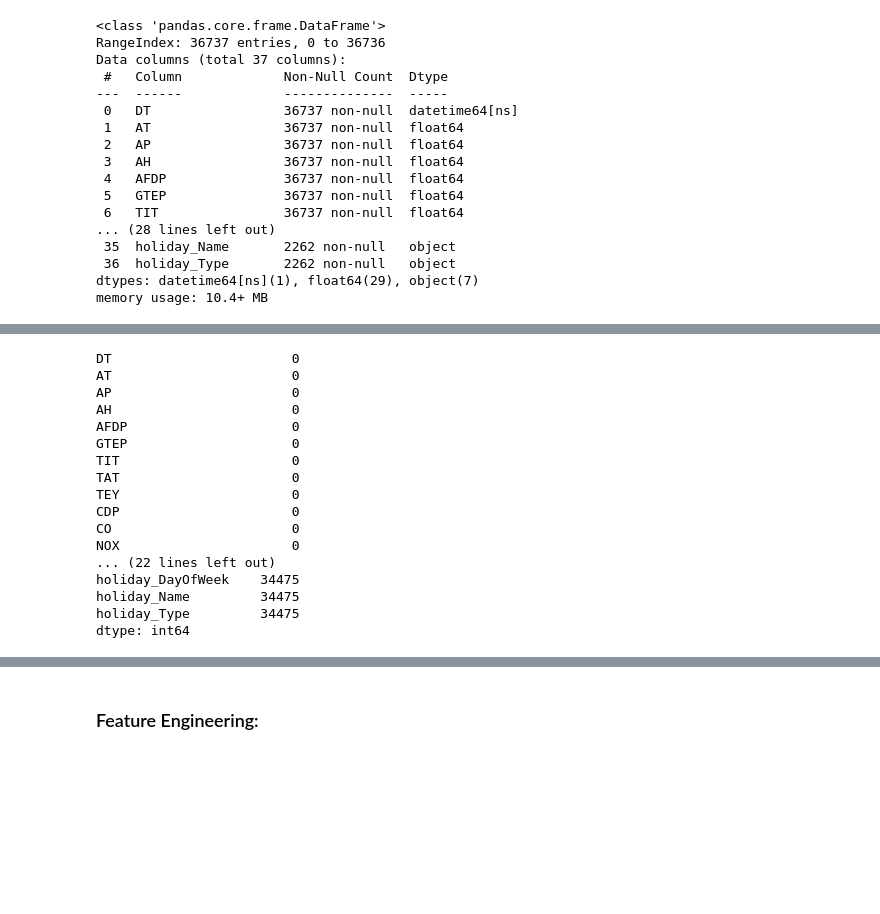
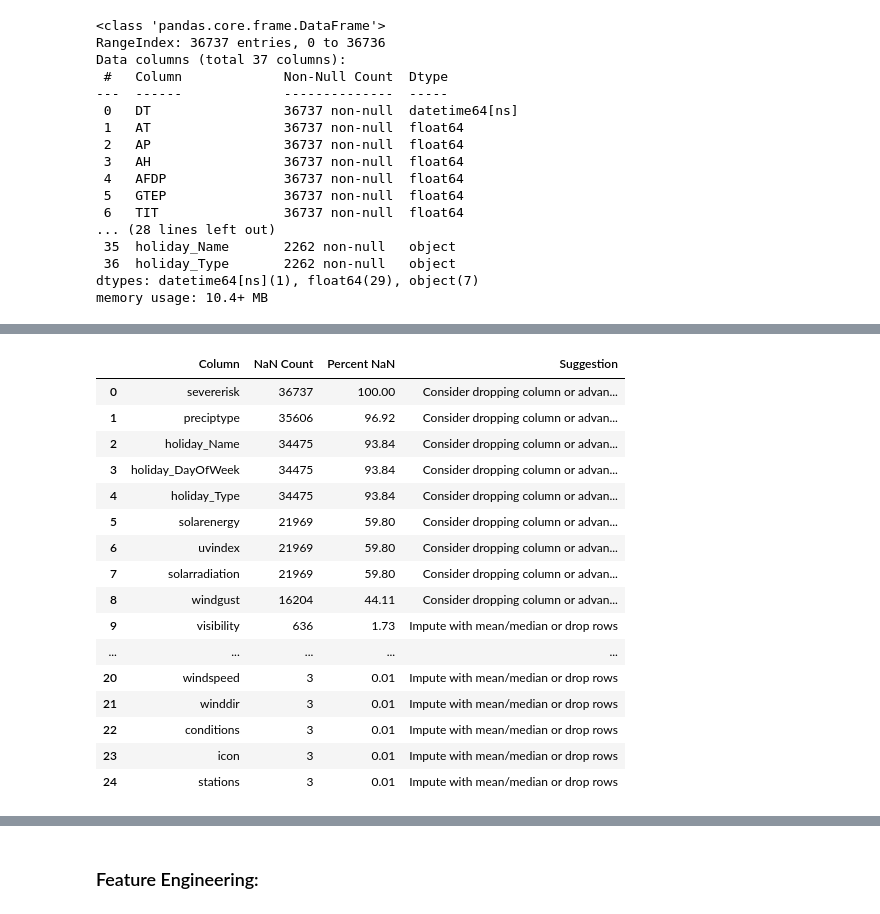
Before and after one commit to isralennon/MSAAI540, a Jupyter notebook: src/2_Load_Processed_Data.ipynb, the cells around one changed output, grey strips where cells are left out. Saved outputs shown, nothing was run; the diff lists cells and outputs as text; code cells hidden in the pictures; blank space fills up the shorter version.

```diff
--- a/src/2_Load_Processed_Data.ipynb
+++ b/src/2_Load_Processed_Data.ipynb
@@ -193,21 +203,49 @@ memory usage: 10.4+ MB
 # %%
-# Check NaN
-gt_merged_holidays.isna().sum()
+# Check NaN, organize with suggestions, fn assisted by ChatGPT for organization
+def analyze_missing(df):
+    total_rows = len(df)
+
+    na_counts = df.isna().sum()
+    na_counts = na_counts[na_counts > 0].sort_values(ascending=False)
+
+    analysis = []
+    for col, count in na_counts.items():
+        percent_missing = round((count / total_rows) * 100,2)
+
+        if percent_missing < 5:
+            suggestion = "Impute with mean/median or drop rows"
+        elif percent_missing < 20:
+            suggestion = "Impute with mean/median or model-based imputation"
+        else:
+            suggestion = "Consider dropping column or advanced imputation"
+
+        analysis.append({
+            'Column': col,
+            'NaN Count': count,
+            'Percent NaN': percent_missing,
+            'Suggestion': suggestion
+        })
+
+    return pd.DataFrame(analysis)
+
+# Execute NaN analysis
+missing_analysis = analyze_missing(gt_merged_holidays)
+missing_analysis
 # %% [output]
-DT                       0
-AT                       0
-AP                       0
-AH                       0
-AFDP                     0
-GTEP                     0
-TIT                      0
-TAT                      0
-TEY                      0
-CDP                      0
-CO                       0
-NOX                      0
-... (22 lines left out)
-holiday_DayOfWeek    34475
-holiday_Name         34475
-holiday_Type         34475
-dtype: int64
+|  | Column | NaN Count | Percent NaN | Suggestion |
+| 0 | severerisk | 36737 | 100.00 | Consider dropping column or advan... |
+| 1 | preciptype | 35606 | 96.92 | Consider dropping column or advan... |
+| 2 | holiday_Name | 34475 | 93.84 | Consider dropping column or advan... |
+| 3 | holiday_DayOfWeek | 34475 | 93.84 | Consider dropping column or advan... |
+| 4 | holiday_Type | 34475 | 93.84 | Consider dropping column or advan... |
+| 5 | solarenergy | 21969 | 59.80 | Consider dropping column or advan... |
+| 6 | uvindex | 21969 | 59.80 | Consider dropping column or advan... |
+| 7 | solarradiation | 21969 | 59.80 | Consider dropping column or advan... |
+| 8 | windgust | 16204 | 44.11 | Consider dropping column or advan... |
+| 9 | visibility | 636 | 1.73 | Impute with mean/median or drop rows |
+| ... | ... | ... | ... | ... |
+| 20 | windspeed | 3 | 0.01 | Impute with mean/median or drop rows |
+| 21 | winddir | 3 | 0.01 | Impute with mean/median or drop rows |
+| 22 | conditions | 3 | 0.01 | Impute with mean/median or drop rows |
+| 23 | icon | 3 | 0.01 | Impute with mean/median or drop rows |
+| 24 | stations | 3 | 0.01 | Impute with mean/median or drop rows |
```
Also changed, not shown: parts of 7 cells of this notebook, 1 other file.
